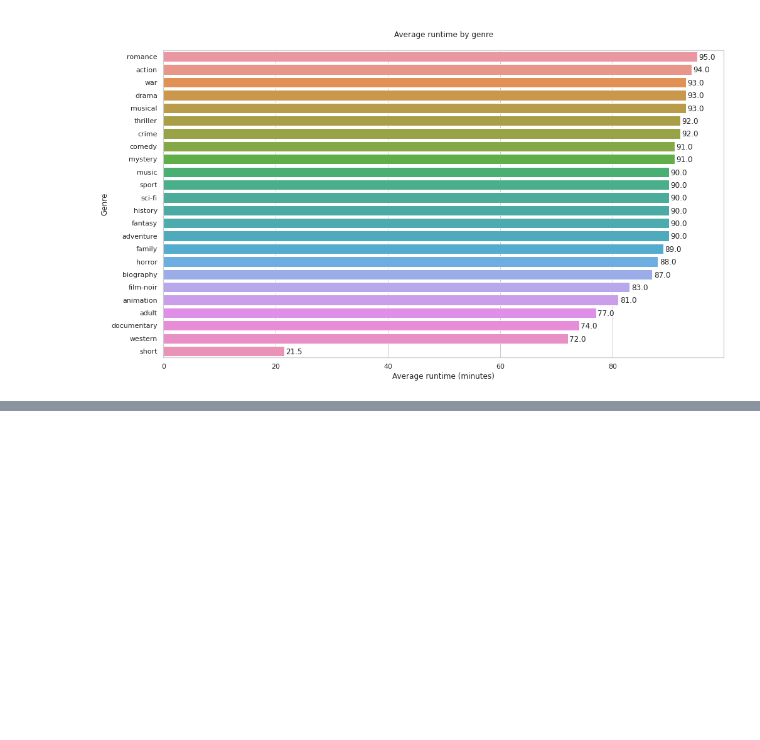
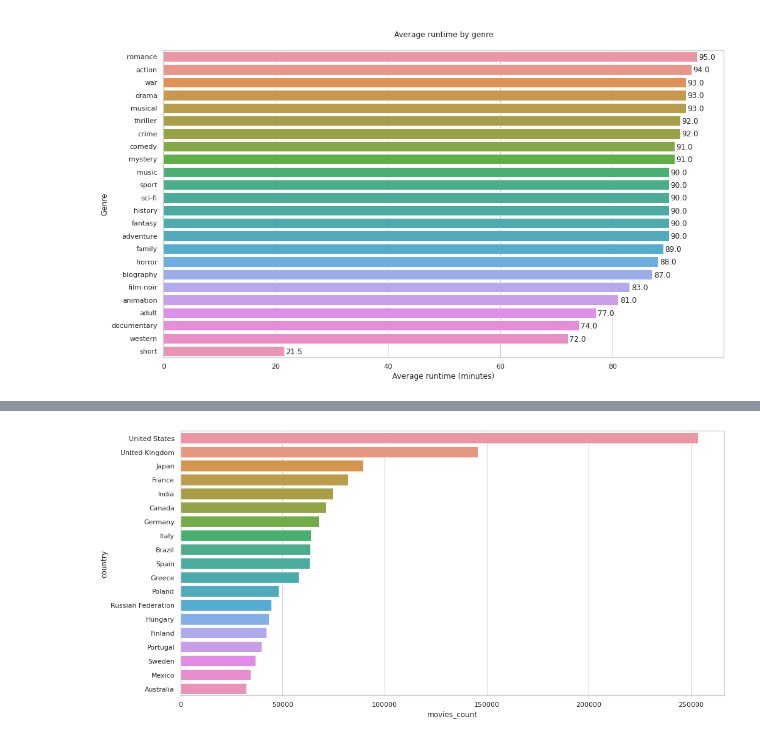
Before and after one commit to Mr0l3/imdb-data-analysis, a Jupyter notebook: IMDB-analysis.ipynb, the cells around one changed output, grey strips where cells are left out. Saved outputs shown, nothing was run; the diff lists cells and outputs as text; code cells hidden in the pictures; blank space fills up the shorter version.

Commit message:
Add number of movies by country analysis

```diff
--- a/IMDB-analysis.ipynb
+++ b/IMDB-analysis.ipynb
@@ -478,0 +924,14 @@ plt.show()
+# %%
+query = '''SELECT region, COUNT(*) as abs_freq
+	FROM akas
+		JOIN titles ON akas.title_id = titles.title_id
+	WHERE region NOT NULL
+		AND titles.type = "movie"
+		AND titles.premiered <= 2022
+		AND titles.genres NOT LIKE "%game-show%" OR "%talk-show%" OR "%news%" OR "%reality-tv%"
+	GROUP BY region
+	ORDER BY abs_freq DESC
+    LIMIT 20'''
+# %%
+df = pd.read_sql_query(query, conn)
+df
@@ -478,0 +956,17 @@ plt.show()
+# %%
+# Get country name by country code
+countries = []
+
+for code in df['region'].tolist():
+
+    try:
+        countries.append(pycountry.countries.get(alpha_2=code).name)
+    except AttributeError:
+        try:
+            countries.append(pycountry.countries.get(alpha_3=code).name)
+        except:
+            # Cannot retrieve country name, so remove the country's data from df
+            df = df[df['region'] != code]
+            continue
+
+countries
@@ -478,0 +993,3 @@ plt.show()
+# %%
+#  Final DataFrame
+df = pd.DataFrame(data=zip(countries, df['abs_freq']), columns=['country', 'movies_count'])
@@ -478,0 +1016,10 @@ plt.show()
+# %%
+# Plot
+
+plt.figure(figsize=(16,8))
+
+sns.barplot(x=df['movies_count'], y=df['country'], orient='h')
+
+plt.show()
+# %% [output]
+[figure, added]
```
Also changed, not shown: parts of 41 cells of this notebook, 2 other files.
